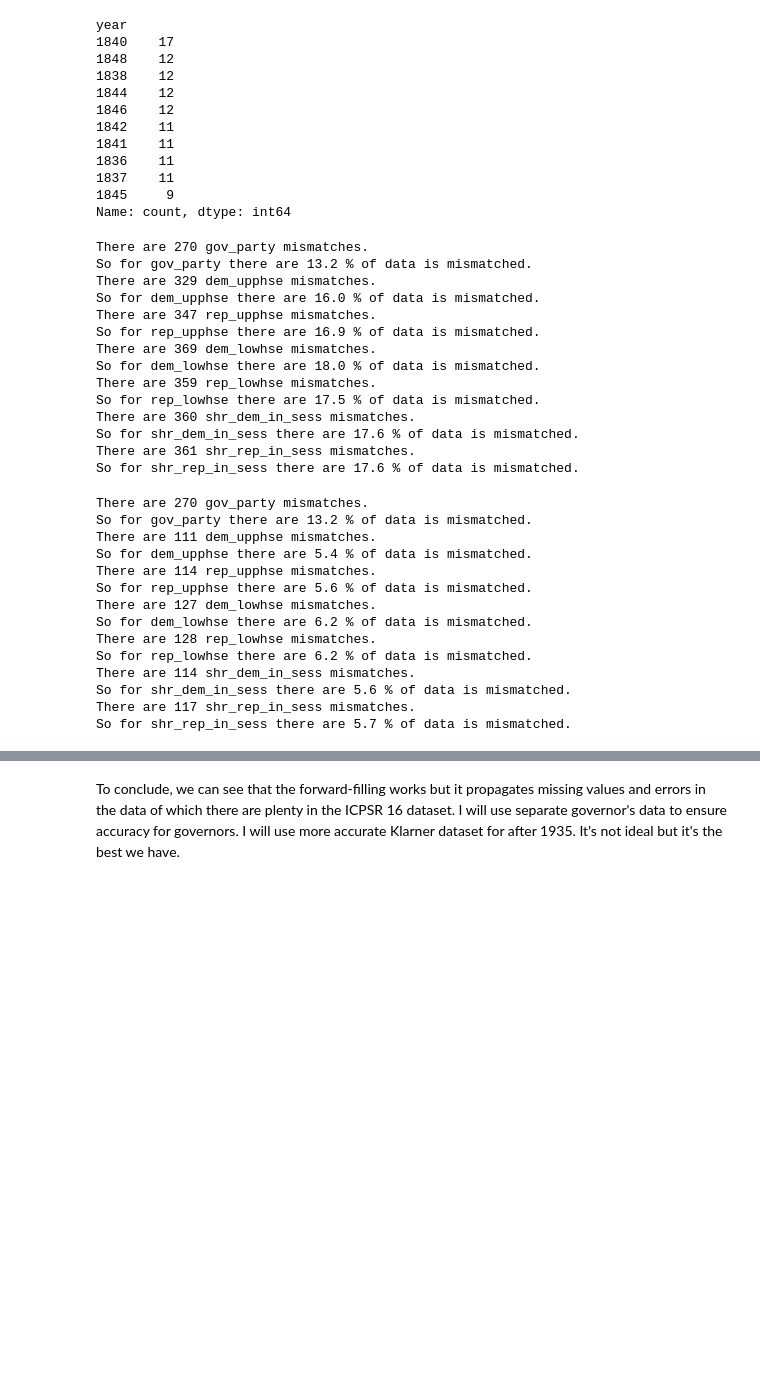
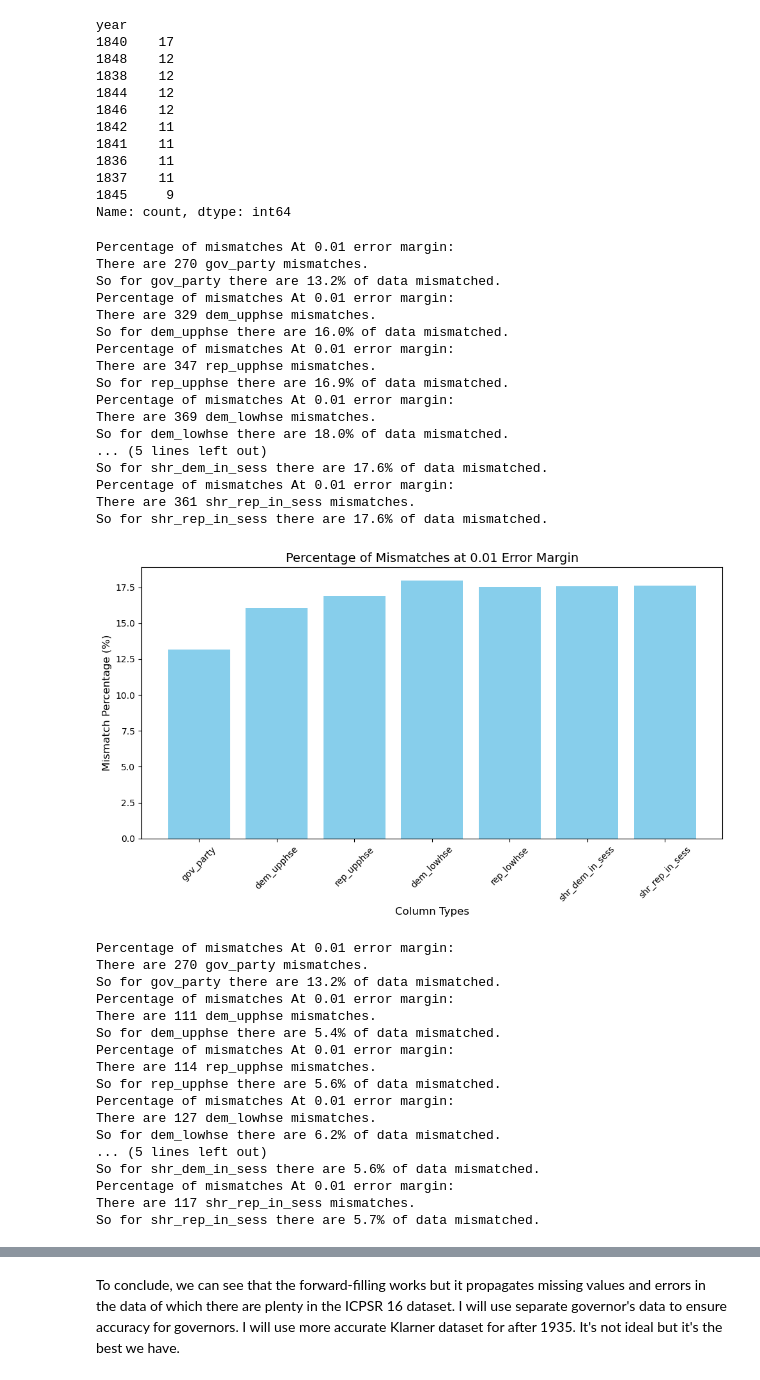
Before and after one commit to batShimon/similarity_data, a Jupyter notebook: merging_Klarner_and_ICPSR.ipynb, the cells around one changed output, grey strips where cells are left out. Saved outputs shown, nothing was run; the diff lists cells and outputs as text; code cells hidden in the pictures; blank space fills up the shorter version.

```diff
--- a/merging_Klarner_and_ICPSR.ipynb
+++ b/merging_Klarner_and_ICPSR.ipynb
@@ -726,25 +726,47 @@ for klarner_col, icpsr_col in zip(klarner_cols, icpsr_cols):
 # Not fantastic but passable given the quality of ICPSR data, and the fact that all errors
 # are propagated by forward-filling.
 col_types = ['gov_party', 'dem_upphse', 'rep_upphse', 'dem_lowhse', 'rep_lowhse', 'shr_dem_in_sess', 'shr_rep_in_sess']
+mismatch_percentages = []  # To store mismatch percentages
+
 for col_type in col_types:
     mismatched_data = comparison_results[f'{col_type}_klarner vs {col_type}_icpsr']
+    percentage_mismatch = mismatched_data.shape[0] / merged.shape[0] * 100
+    mismatch_percentages.append(percentage_mismatch)
+    print(f"Percentage of mismatches At 0.01 error margin:")
     print(f"There are {mismatched_data.shape[0]} {col_type} mismatches.")
-    print(f"So for {col_type} there are {mismatched_data.shape[0]/merged.shape[0]*100:.1f} % of data is mismatched.")
+    print(f"So for {col_type} there are {percentage_mismatch:.1f}% of data mismatched.")
 # %% [output]
+Percentage of mismatches At 0.01 error margin:
 There are 270 gov_party mismatches.
-So for gov_party there are 13.2 % of data is mismatched.
+So for gov_party there are 13.2% of data mismatched.
+Percentage of mismatches At 0.01 error margin:
 There are 329 dem_upphse mismatches.
-So for dem_upphse there are 16.0 % of data is mismatched.
+So for dem_upphse there are 16.0% of data mismatched.
+Percentage of mismatches At 0.01 error margin:
 There are 347 rep_upphse mismatches.
-So for rep_upphse there are 16.9 % of data is mismatched.
+So for rep_upphse there are 16.9% of data mismatched.
+Percentage of mismatches At 0.01 error margin:
 There are 369 dem_lowhse mismatches.
-So for dem_lowhse there are 18.0 % of data is mismatched.
-There are 359 rep_lowhse mismatches.
-So for rep_lowhse there are 17.5 % of data is mismatched.
-There are 360 shr_dem_in_sess mismatches.
-So for shr_dem_in_sess there are 17.6 % of data is mismatched.
+So for dem_lowhse there are 18.0% of data mismatched.
+... (5 lines left out)
+So for shr_dem_in_sess there are 17.6% of data mismatched.
+Percentage of mismatches At 0.01 error margin:
 There are 361 shr_rep_in_sess mismatches.
-So for shr_rep_in_sess there are 17.6 % of data is mismatched.
+So for shr_rep_in_sess there are 17.6% of data mismatched.
+# %%
+# Plot the graph
+plt.figure(figsize=(10, 6))
+plt.bar(col_types, mismatch_percentages, color='skyblue')
+plt.title("Percentage of Mismatches at 0.01 Error Margin", fontsize=14)
+plt.xlabel("Column Types", fontsize=12)
+plt.ylabel("Mismatch Percentage (%)", fontsize=12)
+plt.xticks(rotation=45)
+plt.tight_layout()
+
+# Show the plot
+plt.show()
+# %% [output]
+[figure, added]
 # %%
 # Define the error margin
 error_margin = 0.1
@@ -762,24 +784,34 @@ for klarner_col, icpsr_col in zip(klarner_cols, icpsr_cols):
     # Store the mismatches in the dictionary
     comparison_results[f"{klarner_col} vs {icpsr_col}"] = mismatched_rows[['year', 'state_abbrev', klarner_col, icpsr_col]]
 # %%
-# At 0.1 error margin, the percentage of mismatches is less than 10% for all columns except gov_party (13%).
+# At 0.01 error margin, the percentage of mismatches is less than 20% for all columns.
+# Not fantastic but passable given the quality of ICPSR data, and the fact that all errors
+# are propagated by forward-filling.
 col_types = ['gov_party', 'dem_upphse', 'rep_upphse', 'dem_lowhse', 'rep_lowhse', 'shr_dem_in_sess', 'shr_rep_in_sess']
+mismatch_percentages = []  # To store mismatch percentages
+
 for col_type in col_types:
     mismatched_data = comparison_results[f'{col_type}_klarner vs {col_type}_icpsr']
+    percentage_mismatch = mismatched_data.shape[0] / merged.shape[0] * 100
+    mismatch_percentages.append(percentage_mismatch)
+    print(f"Percentage of mismatches At 0.01 error margin:")
     print(f"There are {mismatched_data.shape[0]} {col_type} mismatches.")
-    print(f"So for {col_type} there are {mismatched_data.shape[0]/merged.shape[0]*100:.1f} % of data is mismatched.")
+    print(f"So for {col_type} there are {percentage_mismatch:.1f}% of data mismatched.")
 # %% [output]
+Percentage of mismatches At 0.01 error margin:
 There are 270 gov_party mismatches.
-So for gov_party there are 13.2 % of data is mismatched.
+So for gov_party there are 13.2% of data mismatched.
+Percentage of mismatches At 0.01 error margin:
 There are 111 dem_upphse mismatches.
-So for dem_upphse there are 5.4 % of data is mismatched.
+So for dem_upphse there are 5.4% of data mismatched.
+Percentage of mismatches At 0.01 error margin:
 There are 114 rep_upphse mismatches.
-So for rep_upphse there are 5.6 % of data is mismatched.
+So for rep_upphse there are 5.6% of data mismatched.
+Percentage of mismatches At 0.01 error margin:
 There are 127 dem_lowhse mismatches.
-So for dem_lowhse there are 6.2 % of data is mismatched.
-There are 128 rep_lowhse mismatches.
-So for rep_lowhse there are 6.2 % of data is mismatched.
-There are 114 shr_dem_in_sess mismatches.
-So for shr_dem_in_sess there are 5.6 % of data is mismatched.
+So for dem_lowhse there are 6.2% of data mismatched.
+... (5 lines left out)
+So for shr_dem_in_sess there are 5.6% of data mismatched.
+Percentage of mismatches At 0.01 error margin:
 There are 117 shr_rep_in_sess mismatches.
-So for shr_rep_in_sess there are 5.7 % of data is mismatched.
+So for shr_rep_in_sess there are 5.7% of data mismatched.
```
Also changed, not shown: parts of 6 cells of this notebook, 1 other file.
